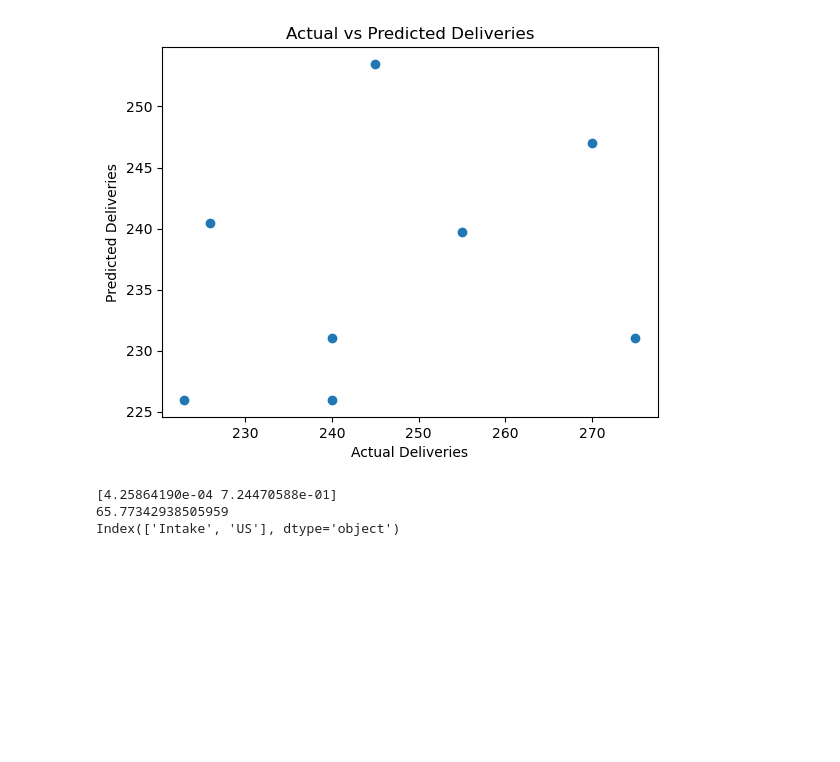
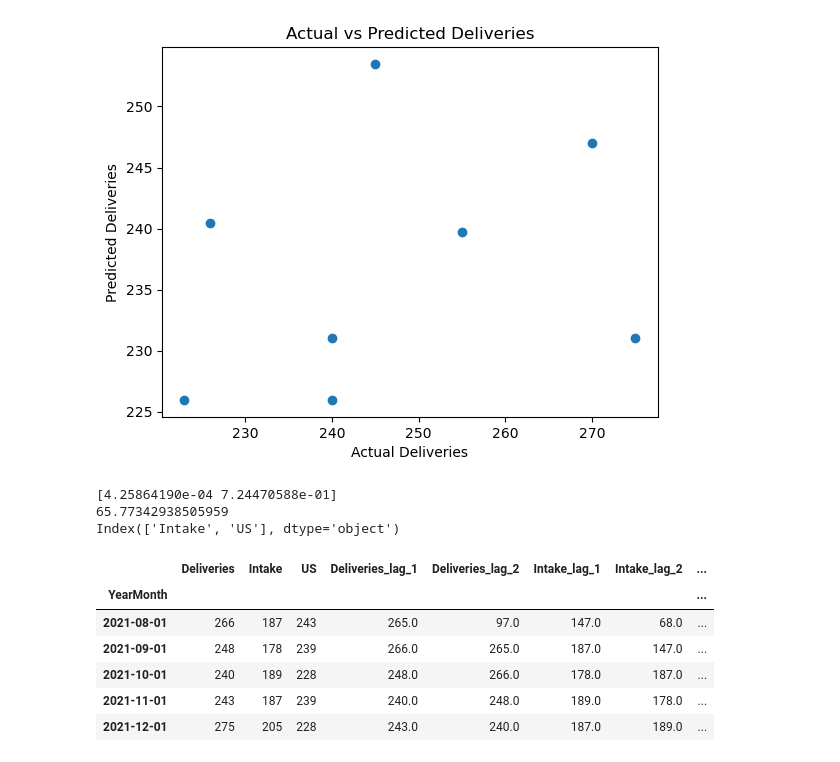
Before and after one commit to Aadhavan-Raja/CMU_PGSS2024, a Jupyter notebook: L7-123409123908467/VisualizeTimeSeries.ipynb, the cells around one changed output. Saved outputs shown, nothing was run; the diff lists cells and outputs as text; code cells hidden in the pictures; blank space fills up the shorter version.

```diff
--- a/L7-123409123908467/VisualizeTimeSeries.ipynb
+++ b/L7-123409123908467/VisualizeTimeSeries.ipynb
@@ -43,3 +43,26 @@ print(X.columns)
 [4.25864190e-04 7.24470588e-01]
 65.77342938505959
 Index(['Intake', 'US'], dtype='object')
+# %%
+#Create an enhanced dataset with the "lagged" signals as new columns, going back to two lags
+
+df_lagged = df.copy()
+df_lagged['Deliveries_lag_1'] = df_lagged['Deliveries'].shift(1)
+df_lagged['Deliveries_lag_2'] = df_lagged['Deliveries'].shift(2)
+
+df_lagged['Intake_lag_1'] = df_lagged['Intake'].shift(1)
+df_lagged['Intake_lag_2'] = df_lagged['Intake'].shift(2)
+
+df_lagged['US_lag_1'] = df_lagged['US'].shift(1)
+df_lagged['US_lag_2'] = df_lagged['US'].shift(2)
+
+df_lagged = df_lagged.dropna()
+df_lagged.head()
+# %% [output]
+|  | Deliveries | Intake | US | Deliveries_lag_1 | Deliveries_lag_2 | Intake_lag_1 | Intake_lag_2 | ... |
+| YearMonth |  |  |  |  |  |  |  | ... |
+| 2021-08-01 | 266 | 187 | 243 | 265.0 | 97.0 | 147.0 | 68.0 | ... |
+| 2021-09-01 | 248 | 178 | 239 | 266.0 | 265.0 | 187.0 | 147.0 | ... |
+| 2021-10-01 | 240 | 189 | 228 | 248.0 | 266.0 | 178.0 | 187.0 | ... |
+| 2021-11-01 | 243 | 187 | 239 | 240.0 | 248.0 | 189.0 | 178.0 | ... |
+| 2021-12-01 | 275 | 205 | 228 | 243.0 | 240.0 | 187.0 | 189.0 | ... |
```
Also changed, not shown: parts of 1 cell of this notebook.
